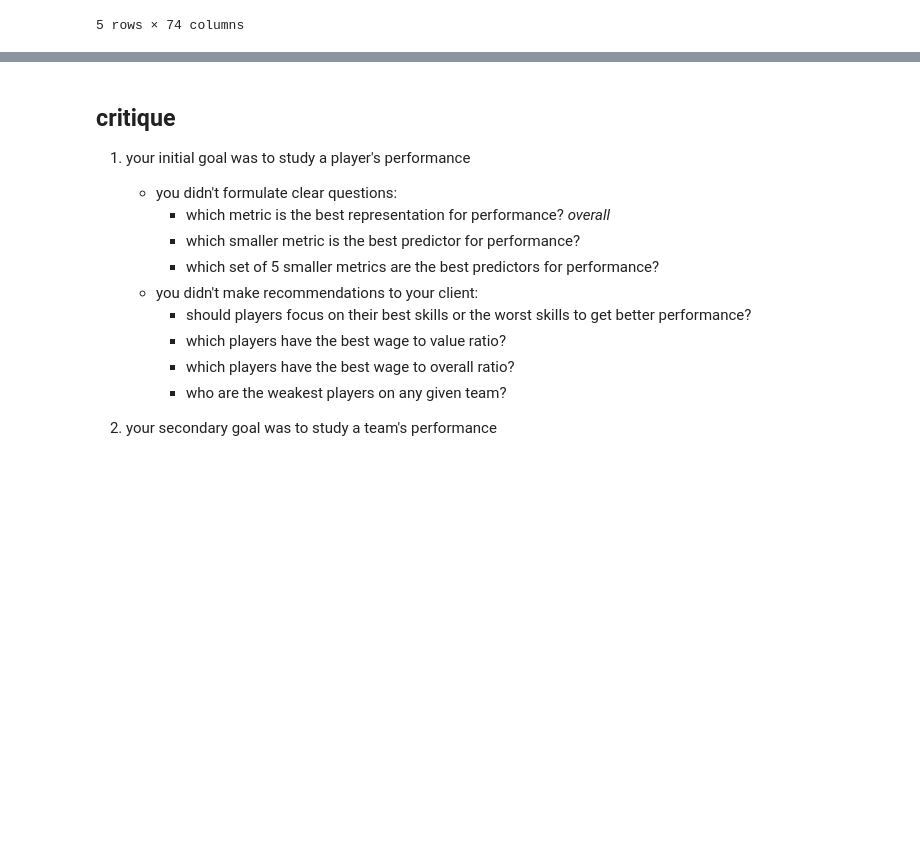
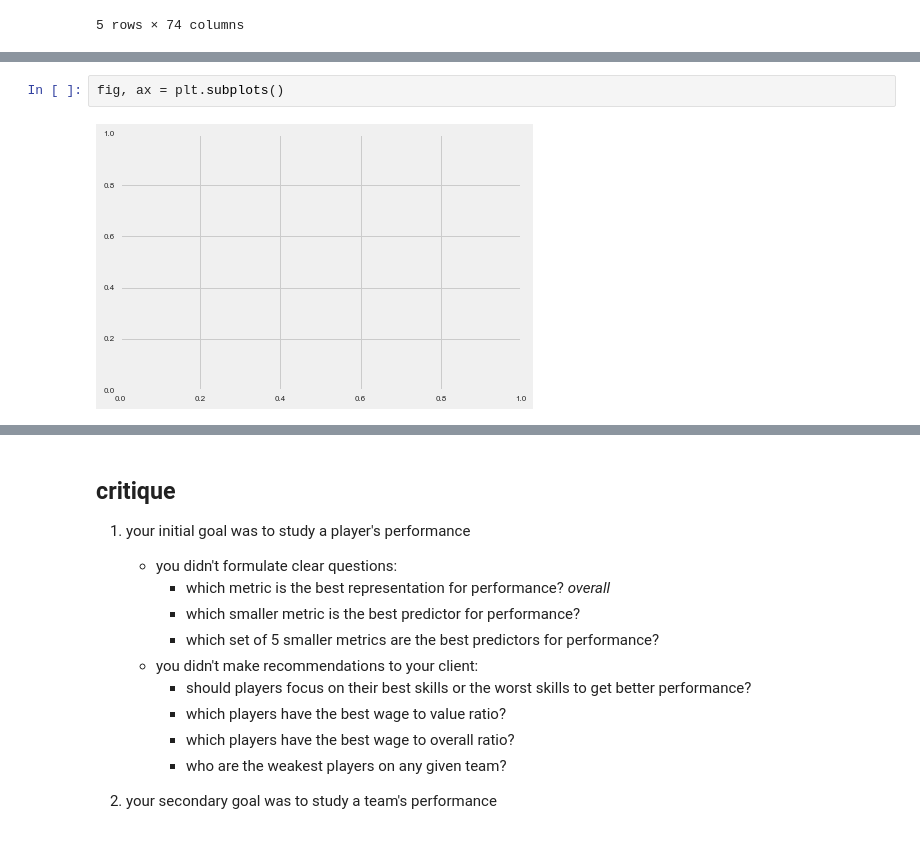
Before and after one commit to ncernek/fifa_analysis, a Jupyter notebook: improve_recruiting.ipynb, the cells around one changed output, grey strips where cells are left out. Cells and saved outputs as stored; diff of their text form; blank space fills up the shorter version.

```diff
--- a/improve_recruiting.ipynb
+++ b/improve_recruiting.ipynb
@@ -317,0 +274,4 @@ Name: 11632, Length: 77, dtype: object
+# %%
+fig, ax = plt.subplots()
+# %% [output]
+[figure, added]
```
Also changed, not shown: parts of 33 cells of this notebook, 4 other files.
